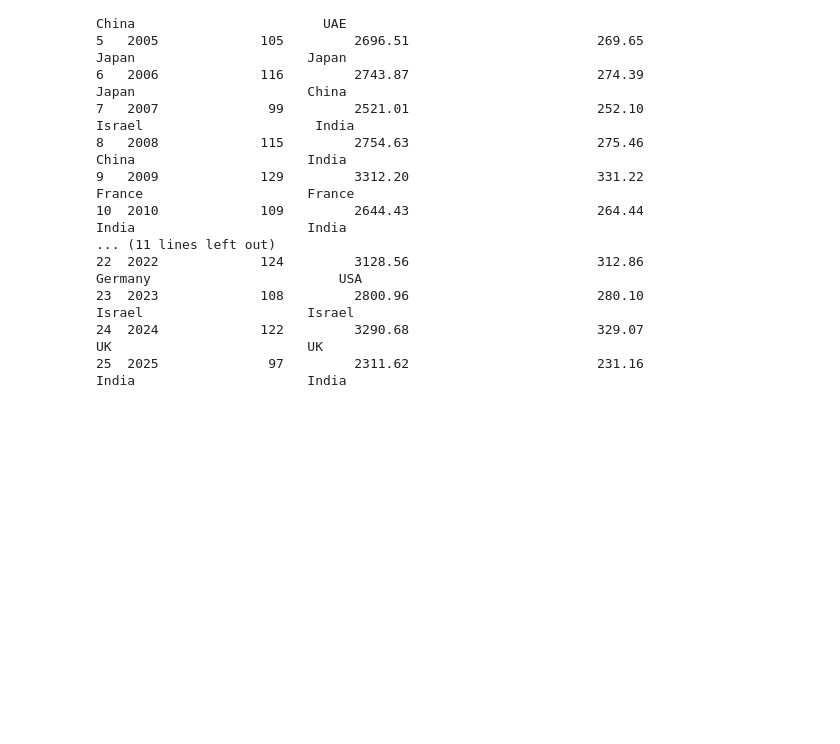
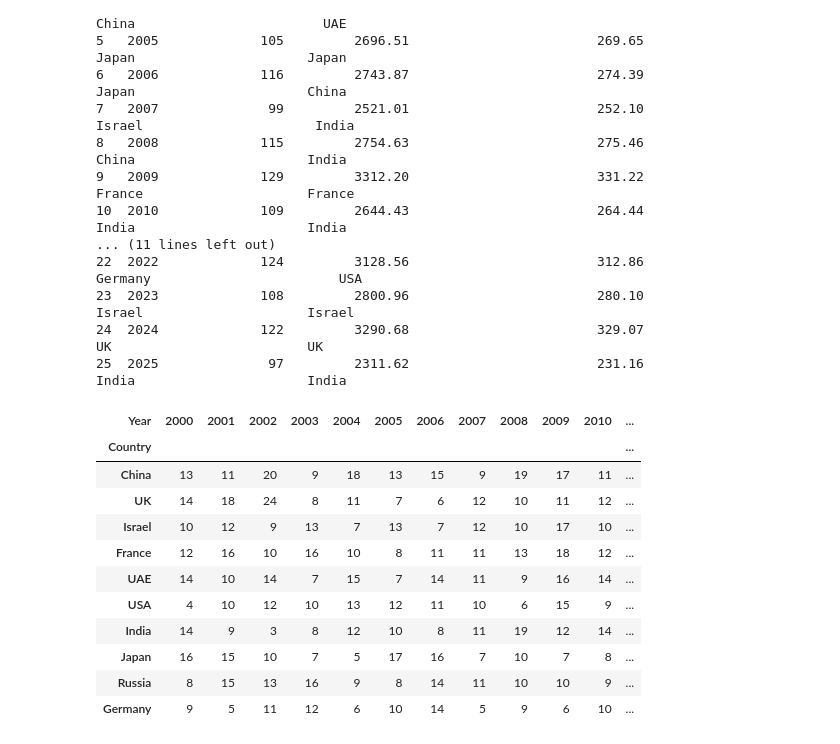
Before and after one commit to FlazeFy2/DS-Global-Space-Exploration, a Jupyter notebook: descriptive statistics.ipynb, the cells around one changed output. Cells and saved outputs as stored; diff of their text form; code cells hidden in the pictures; blank space fills up the shorter version.

Commit message:
[DS] Descriptive Statistic : Total Mission for Each Country and Total Mission per Year

```diff
--- a/descriptive statistics.ipynb
+++ b/descriptive statistics.ipynb
@@ -430,3 +430,52 @@ print(summary.round(2))
 23  2023             108         2800.96                        280.10                    Israel                     Israel
 24  2024             122         3290.68                        329.07                        UK                         UK
 25  2025              97         2311.62                        231.16                     India                      India
+# %%
+import pandas as pd
+import statistics
+import numpy as np
+
+# Display settings
+pd.set_option('display.max_columns', None)
+pd.set_option('display.expand_frame_repr', False)
+pd.set_option('display.width', 0)
+
+# Declaration
+# Descriptive Statistic : Total Mission for Each Country and Total Mission per Year
+data = pd.read_csv("Global_Space_Exploration_Dataset.csv")
+
+# Group by Country and Year
+missions_per_year = data.groupby(['Country', 'Year']).agg(
+    Missions=('Mission Name', 'count')
+).reset_index()
+
+# Pivot table
+missions_pivot = missions_per_year.pivot(index='Country', columns='Year', values='Missions').fillna(0).astype(int)
+
+# Add Total Missions column
+missions_pivot['Total_Missions'] = missions_pivot.sum(axis=1)
+
+# Sort by Total Missions
+final_table = missions_pivot.sort_values(by="Total_Missions", ascending=False)
+
+styled_table = (
+    final_table.style
+        .format(lambda x: f"{int(x)}" if isinstance(x, (int, np.integer)) else x)
+        .set_properties(**{'font-size': '8pt'})
+        .set_table_styles([{'selector': 'th', 'props': [('font-size', '8pt')]}])
+)
+
+styled_table
+# %% [output]
+| Year | 2000 | 2001 | 2002 | 2003 | 2004 | 2005 | 2006 | 2007 | 2008 | 2009 | 2010 | ... |
+| Country |  |  |  |  |  |  |  |  |  |  |  | ... |
+| China | 13 | 11 | 20 | 9 | 18 | 13 | 15 | 9 | 19 | 17 | 11 | ... |
+| UK | 14 | 18 | 24 | 8 | 11 | 7 | 6 | 12 | 10 | 11 | 12 | ... |
+| Israel | 10 | 12 | 9 | 13 | 7 | 13 | 7 | 12 | 10 | 17 | 10 | ... |
+| France | 12 | 16 | 10 | 16 | 10 | 8 | 11 | 11 | 13 | 18 | 12 | ... |
+| UAE | 14 | 10 | 14 | 7 | 15 | 7 | 14 | 11 | 9 | 16 | 14 | ... |
+| USA | 4 | 10 | 12 | 10 | 13 | 12 | 11 | 10 | 6 | 15 | 9 | ... |
+| India | 14 | 9 | 3 | 8 | 12 | 10 | 8 | 11 | 19 | 12 | 14 | ... |
+| Japan | 16 | 15 | 10 | 7 | 5 | 17 | 16 | 7 | 10 | 7 | 8 | ... |
+| Russia | 8 | 15 | 13 | 16 | 9 | 8 | 14 | 11 | 10 | 10 | 9 | ... |
+| Germany | 9 | 5 | 11 | 12 | 6 | 10 | 14 | 5 | 9 | 6 | 10 | ... |
```
